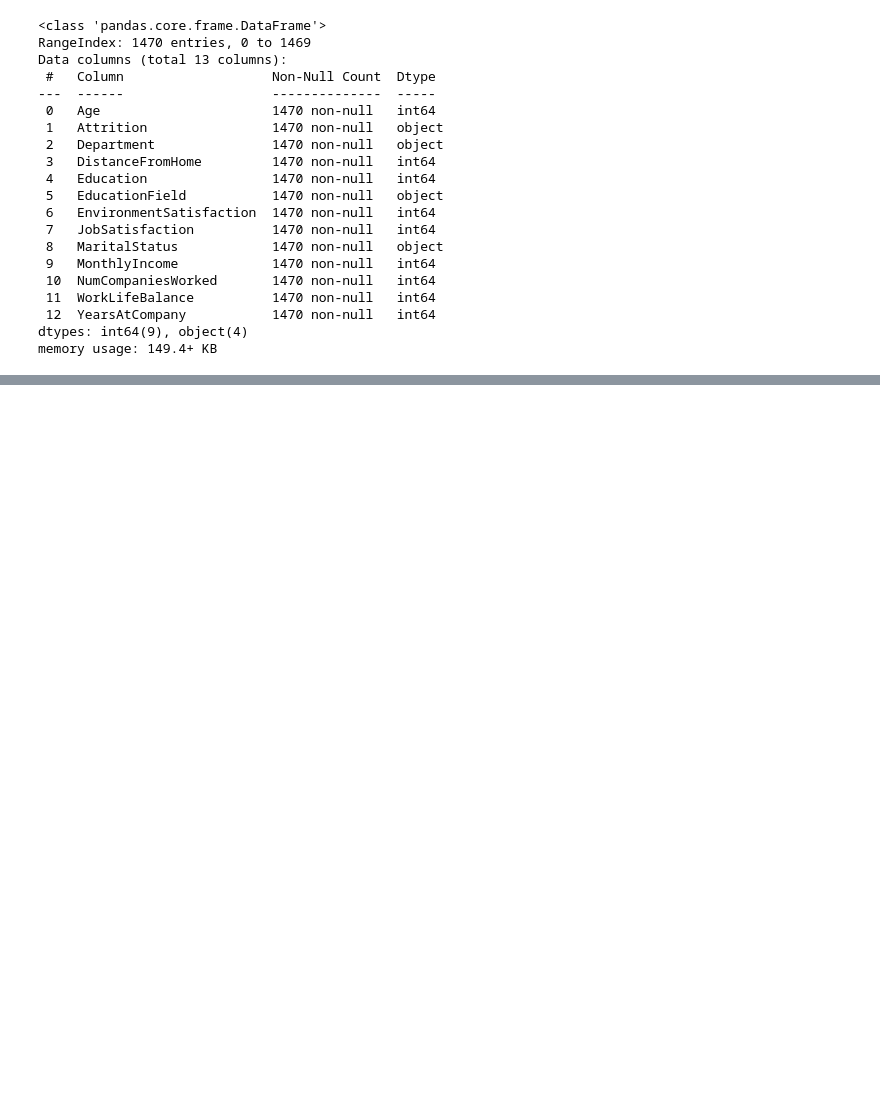
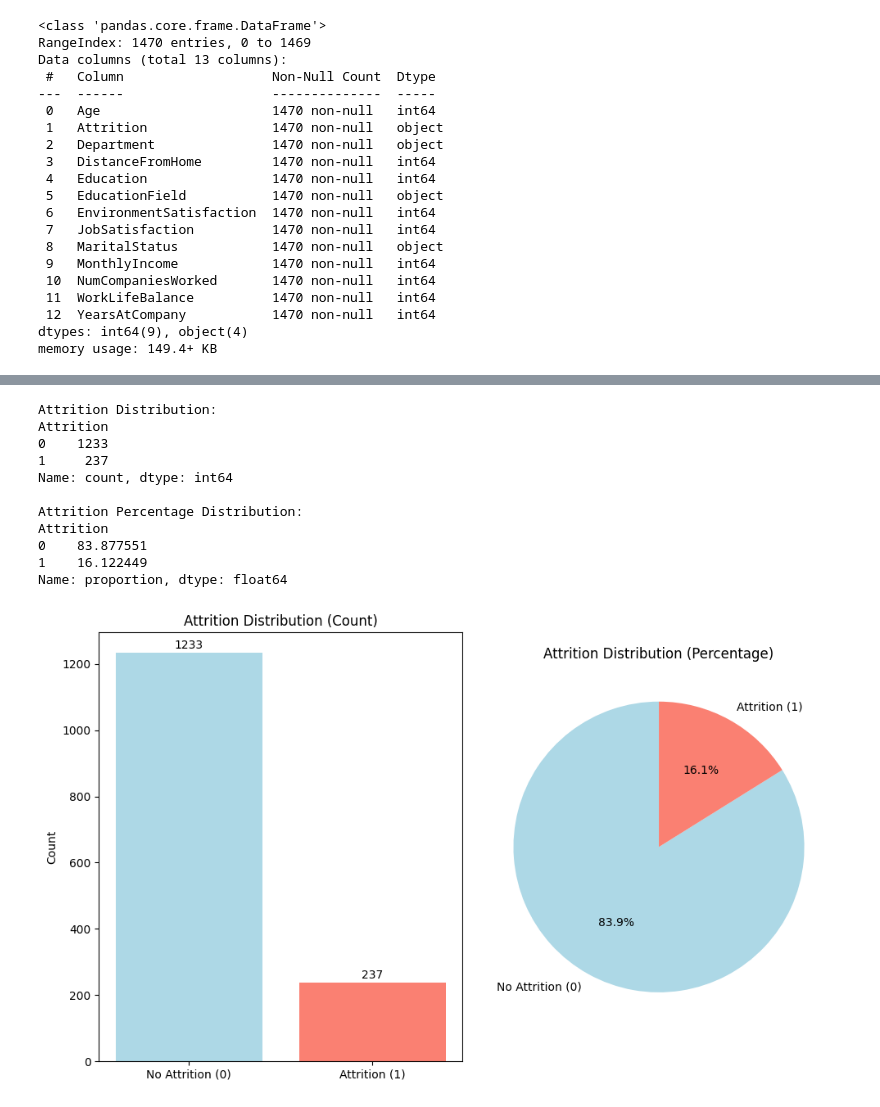
Before and after one commit to ItSam77/pert4a, a Jupyter notebook: notebook.ipynb, the cells around one changed output, grey strips where cells are left out. Drawn from its saved outputs; the diff is of its cells as text; code cells hidden in the pictures; blank space fills up the shorter version.

```diff
--- a/notebook.ipynb
+++ b/notebook.ipynb
@@ -598,0 +174,42 @@ Decision Tree model has been saved as 'model.pkl'
+# %%
+# Print distribution of Attrition
+print("Attrition Distribution:")
+print(df['Attrition'].value_counts())
+print("\nAttrition Percentage Distribution:")
+print(df['Attrition'].value_counts(normalize=True) * 100)
+
+# Visualize the distribution
+plt.figure(figsize=(10, 6))
+
+# Bar plot
+plt.subplot(1, 2, 1)
+attrition_counts = df['Attrition'].value_counts()
+plt.bar(['No Attrition (0)', 'Attrition (1)'], attrition_counts.values,
+        color=['lightblue', 'salmon'])
+plt.title('Attrition Distribution (Count)')
+plt.ylabel('Count')
+for i, v in enumerate(attrition_counts.values):
+    plt.text(i, v + 5, str(v), ha='center', va='bottom')
+
+# Pie chart
+plt.subplot(1, 2, 2)
+labels = ['No Attrition (0)', 'Attrition (1)']
+plt.pie(attrition_counts.values, labels=labels, autopct='%1.1f%%',
+        colors=['lightblue', 'salmon'], startangle=90)
+plt.title('Attrition Distribution (Percentage)')
+
+plt.tight_layout()
+plt.show()
+# %% [output]
+Attrition Distribution:
+Attrition
+0    1233
+1     237
+Name: count, dtype: int64
+
+Attrition Percentage Distribution:
+Attrition
+0    83.877551
+1    16.122449
+Name: proportion, dtype: float64
+[figure, added]
```
Also changed, not shown: parts of 22 cells of this notebook, 5 other files.
